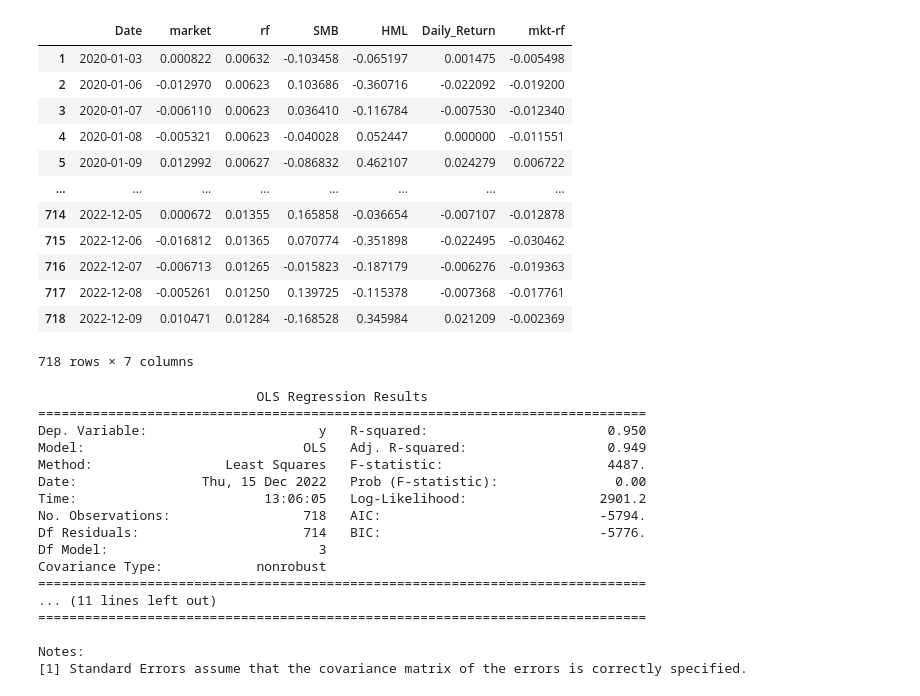
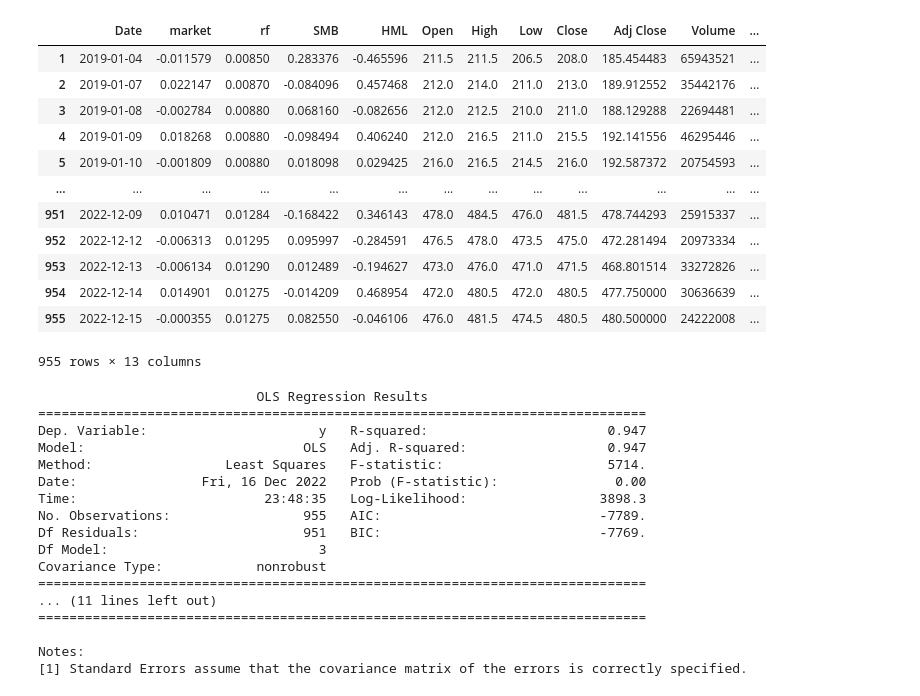
Before and after one commit to JohnsonHsiao/tweq-analizer, a Jupyter notebook: data_dealer/ff3.ipynb, the cells around one changed output. Drawn from its saved outputs; the diff is of its cells as text; code cells hidden in the pictures.

```diff
--- a/data_dealer/ff3.ipynb
+++ b/data_dealer/ff3.ipynb
@@ -4,8 +4,8 @@ import statsmodels.api as sm
 import numpy as np
 import matplotlib.pyplot as plt
 
-df1 = pd.read_csv('/Users/lofang/Desktop/python/csv files/ff_table_copy.csv')
-df2 = df1.dropna().reset_index(drop=True)
-df2
+df1 = pd.read_csv('/Users/lofang/Desktop/python/csv files/ff_table.csv')
+ff_table = df1.dropna().reset_index(drop=True)
+ff_table
 # %% [output]
 |  | Date | market | rf | SMB | HML |
@@ -24,5 +24,5 @@ df2
 # %%
-df2['rf'] = df2['rf']*0.01
-df2
+ff_table['rf'] = ff_table['rf']*0.01
+ff_table
 # %% [output]
 |  | Date | market | rf | SMB | HML |
@@ -74,0 +76,3 @@ tsmc
+# %%
+joint = ff_table.merge(tsmc,on = ['Date'], how = 'left')
+joint
@@ -75,39 +93,38 @@ tsmc
 # %%
-df2['Daily_Return'] = tsmc['Daily_Return']
-df2['mkt-rf'] = df2['market'] - df2['rf']
-df3 = df2.drop(index = 0)
-df3
+joint['mkt-rf'] = joint['market'] - joint['rf']
+joint = joint.drop(index = 0)
+joint
 # %% [output]
-|  | Date | market | rf | SMB | HML | Daily_Return | mkt-rf |
-| 1 | 2020-01-03 | 0.000822 | 0.00632 | -0.103458 | -0.065197 | 0.001475 | -0.005498 |
-| 2 | 2020-01-06 | -0.012970 | 0.00623 | 0.103686 | -0.360716 | -0.022092 | -0.019200 |
-| 3 | 2020-01-07 | -0.006110 | 0.00623 | 0.036410 | -0.116784 | -0.007530 | -0.012340 |
-| 4 | 2020-01-08 | -0.005321 | 0.00623 | -0.040028 | 0.052447 | 0.000000 | -0.011551 |
-| 5 | 2020-01-09 | 0.012992 | 0.00627 | -0.086832 | 0.462107 | 0.024279 | 0.006722 |
-| ... | ... | ... | ... | ... | ... | ... | ... |
-| 714 | 2022-12-05 | 0.000672 | 0.01355 | 0.165858 | -0.036654 | -0.007107 | -0.012878 |
-| 715 | 2022-12-06 | -0.016812 | 0.01365 | 0.070774 | -0.351898 | -0.022495 | -0.030462 |
-| 716 | 2022-12-07 | -0.006713 | 0.01265 | -0.015823 | -0.187179 | -0.006276 | -0.019363 |
-| 717 | 2022-12-08 | -0.005261 | 0.01250 | 0.139725 | -0.115378 | -0.007368 | -0.017761 |
-| 718 | 2022-12-09 | 0.010471 | 0.01284 | -0.168528 | 0.345984 | 0.021209 | -0.002369 |
+|  | Date | market | rf | SMB | HML | Open | High | Low | Close | Adj Close | Volume | ... |
+| 1 | 2019-01-04 | -0.011579 | 0.00850 | 0.283376 | -0.465596 | 211.5 | 211.5 | 206.5 | 208.0 | 185.454483 | 65943521 | ... |
+| 2 | 2019-01-07 | 0.022147 | 0.00870 | -0.084096 | 0.457468 | 212.0 | 214.0 | 211.0 | 213.0 | 189.912552 | 35442176 | ... |
+| 3 | 2019-01-08 | -0.002784 | 0.00880 | 0.068160 | -0.082656 | 212.0 | 212.5 | 210.0 | 211.0 | 188.129288 | 22694481 | ... |
+| 4 | 2019-01-09 | 0.018268 | 0.00880 | -0.098494 | 0.406240 | 212.0 | 216.5 | 211.0 | 215.5 | 192.141556 | 46295446 | ... |
+| 5 | 2019-01-10 | -0.001809 | 0.00880 | 0.018098 | 0.029425 | 216.0 | 216.5 | 214.5 | 216.0 | 192.587372 | 20754593 | ... |
+| ... | ... | ... | ... | ... | ... | ... | ... | ... | ... | ... | ... | ... |
+| 951 | 2022-12-09 | 0.010471 | 0.01284 | -0.168422 | 0.346143 | 478.0 | 484.5 | 476.0 | 481.5 | 478.744293 | 25915337 | ... |
+| 952 | 2022-12-12 | -0.006313 | 0.01295 | 0.095997 | -0.284591 | 476.5 | 478.0 | 473.5 | 475.0 | 472.281494 | 20973334 | ... |
+| 953 | 2022-12-13 | -0.006134 | 0.01290 | 0.012489 | -0.194627 | 473.0 | 476.0 | 471.0 | 471.5 | 468.801514 | 33272826 | ... |
+| 954 | 2022-12-14 | 0.014901 | 0.01275 | -0.014209 | 0.468954 | 472.0 | 480.5 | 472.0 | 480.5 | 477.750000 | 30636639 | ... |
+| 955 | 2022-12-15 | -0.000355 | 0.01275 | 0.082550 | -0.046106 | 476.0 | 481.5 | 474.5 | 480.5 | 480.500000 | 24222008 | ... |
-718 rows × 7 columns
+955 rows × 13 columns
 # %%
-X = df3[['mkt-rf', 'SMB', 'HML']]
-y = df3['Daily_Return'] - df3['rf']
-X = sm.add_constant(X)
-ff_model = sm.OLS(y, X).fit()
-print(ff_model.summary())
-intercept, b1, b2, b3 = ff_model.params
+# X = joint[['mkt-rf', 'SMB', 'HML']]
+# y = joint['Daily_Return'] - joint['rf']
+# X = sm.add_constant(X)
+# ff_model = sm.OLS(y, X).fit()
+# print(ff_model.summary())
+# intercept, b1, b2, b3 = ff_model.params
 # %% [output]
                             OLS Regression Results
 ==============================================================================
-Dep. Variable:                      y   R-squared:                       0.950
-Model:                            OLS   Adj. R-squared:                  0.949
-Method:                 Least Squares   F-statistic:                     4487.
-Date:                Thu, 15 Dec 2022   Prob (F-statistic):               0.00
-Time:                        13:06:05   Log-Likelihood:                 2901.2
-No. Observations:                 718   AIC:                            -5794.
-Df Residuals:                     714   BIC:                            -5776.
+Dep. Variable:                      y   R-squared:                       0.947
+Model:                            OLS   Adj. R-squared:                  0.947
+Method:                 Least Squares   F-statistic:                     5714.
+Date:                Fri, 16 Dec 2022   Prob (F-statistic):               0.00
+Time:                        23:48:35   Log-Likelihood:                 3898.3
+No. Observations:                 955   AIC:                            -7789.
+Df Residuals:                     951   BIC:                            -7769.
 Df Model:                           3
 Covariance Type:            nonrobust
 ==============================================================================
```
Also changed, not shown: parts of 15 cells of this notebook.
